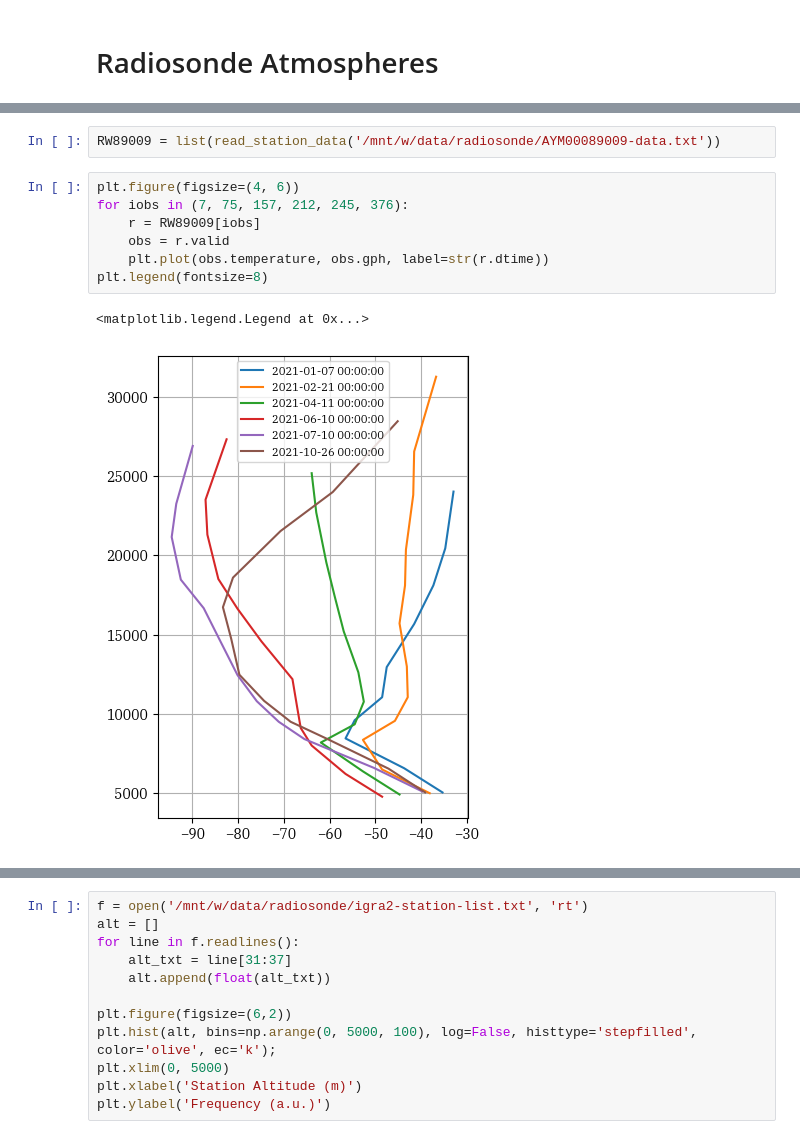
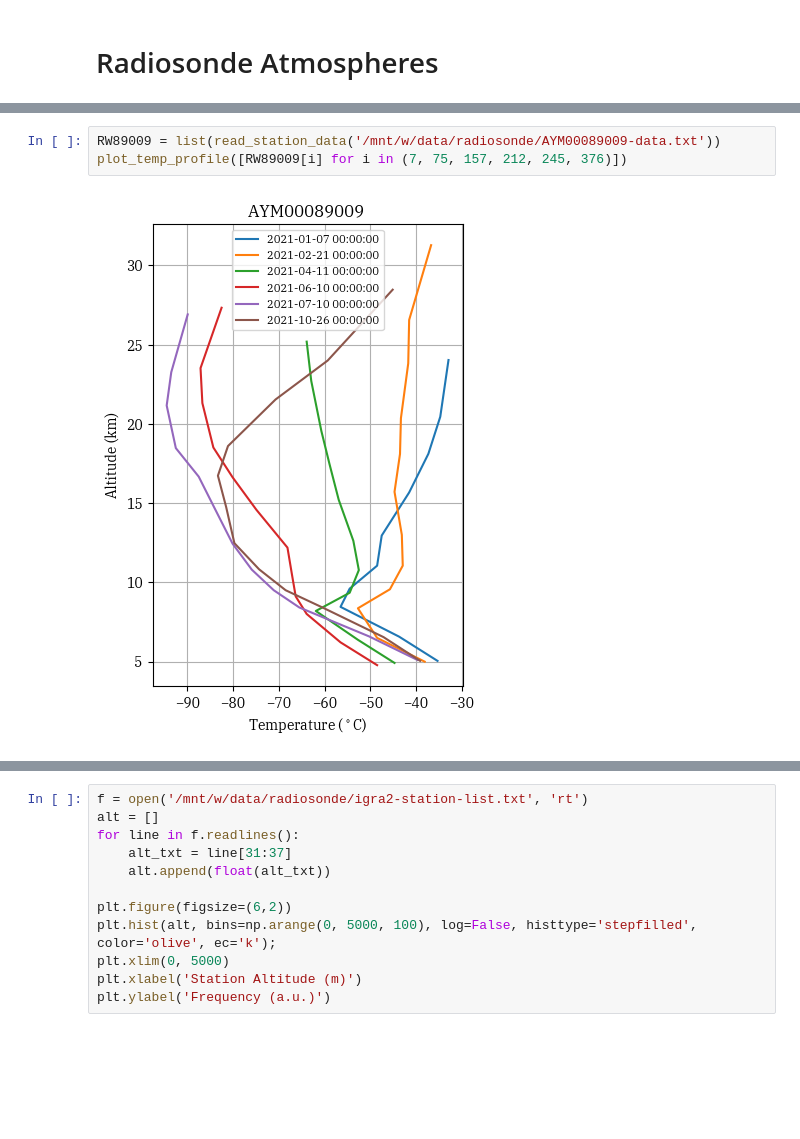
Before and after one commit to navigationis/corsicast, a Jupyter notebook: radiosonde.ipynb, the cells around one changed output, grey strips where cells are left out. Saved outputs shown, nothing was run; the diff lists cells and outputs as text; blank space fills up the shorter version.

```diff
--- a/radiosonde.ipynb
+++ b/radiosonde.ipynb
@@ -24,12 +46,5 @@ South Pole (AMUNDSEN SCOTT) is __AYM00089009__. It's notably different from at l
 # %%
 RW89009 = list(read_station_data('/mnt/w/data/radiosonde/AYM00089009-data.txt'))
+plot_temp_profile([RW89009[i] for i in (7, 75, 157, 212, 245, 376)])
+# %% [output]
+[figure, added]
-# %%
-plt.figure(figsize=(4, 6))
-for iobs in (7, 75, 157, 212, 245, 376):
-    r = RW89009[iobs]
-    obs = r.valid
-    plt.plot(obs.temperature, obs.gph, label=str(r.dtime))
-plt.legend(fontsize=8)
-# %% [output]
-<matplotlib.legend.Legend at 0x...>
-[figure, removed]
```
Also changed, not shown: parts of 67 cells of this notebook, 2 other files.
